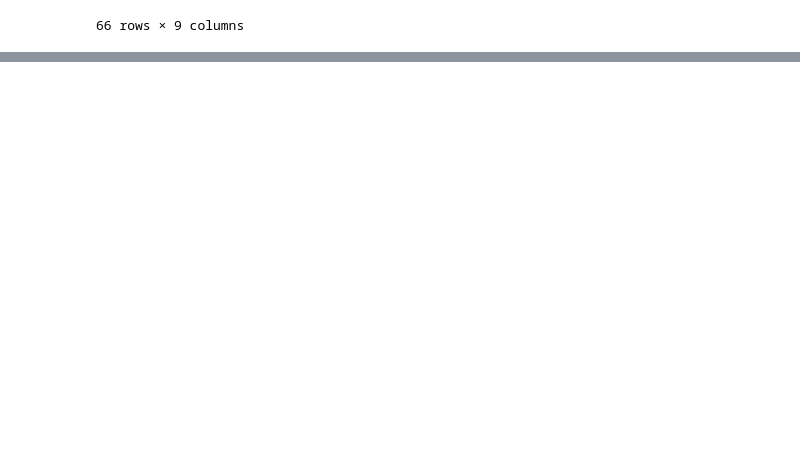
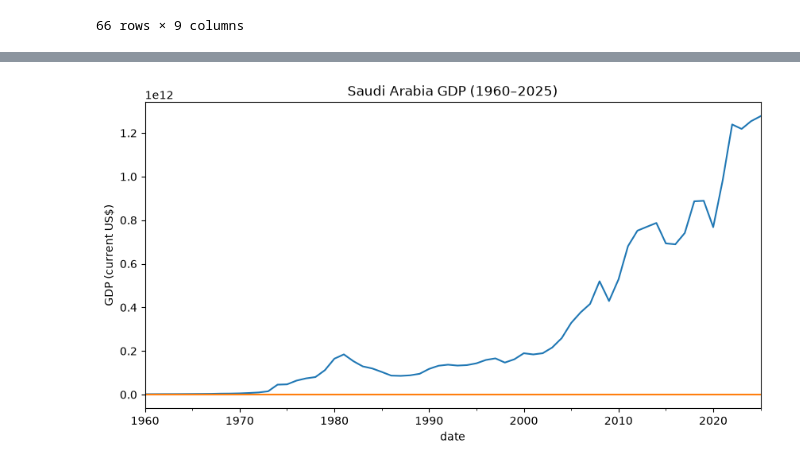
Before and after one commit to Abdulsamad-Alhassan/new_try_to_machine_learning, a Jupyter notebook: Predict_GDP.ipynb, the cells around one changed output, grey strips where cells are left out. Cells and saved outputs as stored; diff of their text form; code cells hidden in the pictures; blank space fills up the shorter version.

Commit message:
Plotting the results

```diff
--- a/Predict_GDP.ipynb
+++ b/Predict_GDP.ipynb
@@ -115,0 +169,8 @@ df
+# %%
+import matplotlib.pyplot as plt
+
+df.plot(figsize=(10,5), title='Saudi Arabia GDP (1960–2025)', legend=False)
+plt.ylabel('GDP (current US$)')
+plt.show()
+# %% [output]
+[figure, added]
```
Also changed, not shown: parts of 5 cells of this notebook.
